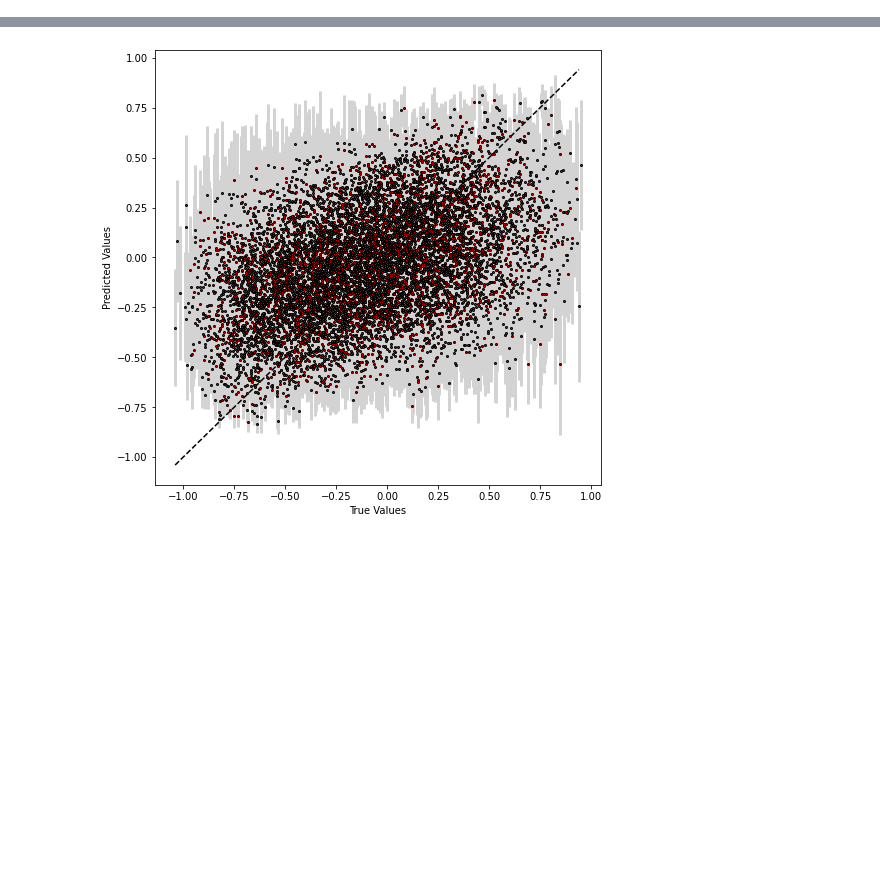
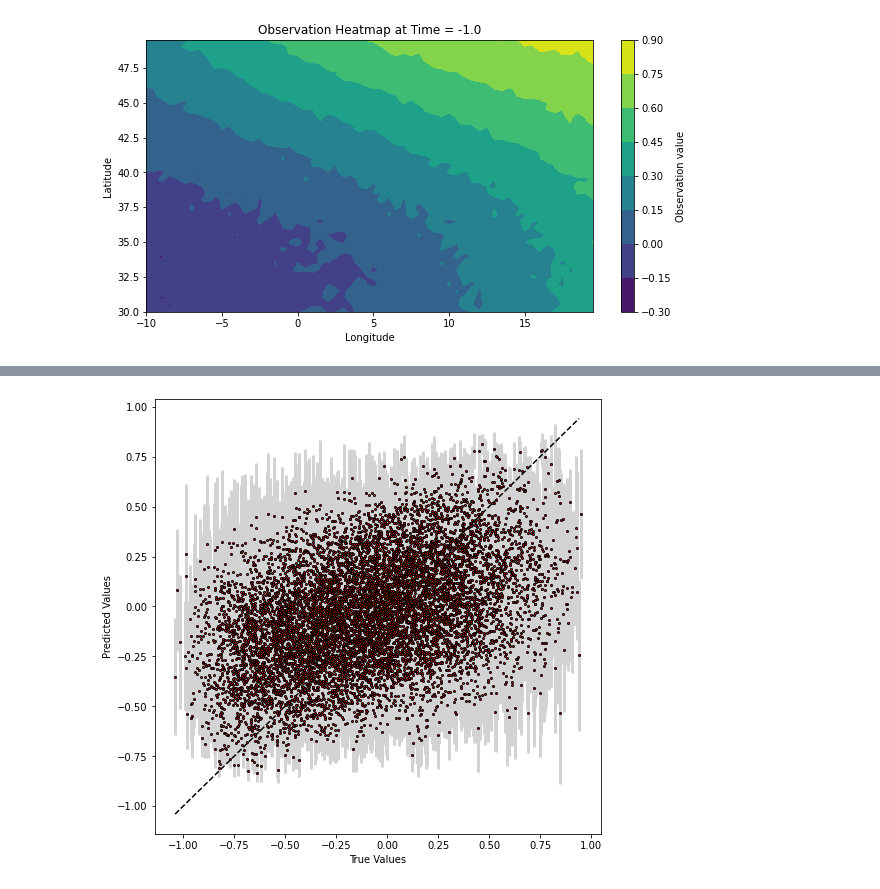
Before and after one commit to lArturl/BNN, a Jupyter notebook: Code/Toy_PyTorch.ipynb, the cells around one changed output, grey strips where cells are left out. Cells and saved outputs as stored; diff of their text form; code cells hidden in the pictures; blank space fills up the shorter version.

```diff
--- a/Code/Toy_PyTorch.ipynb
+++ b/Code/Toy_PyTorch.ipynb
@@ -123,3 +123,20 @@ y_test = df_test['obs'].values.reshape(-1,1)
 # For out of sample extraploation
 X_out = df_out.drop(['obs'],axis=1).values
 y_out = df_out['obs'].values.reshape(-1,1)
+# %%
+# Select the time point to plot - for example, the first time point
+time_index = 0
+
+# Create a meshgrid for plotting
+lat_grid, lon_grid = np.meshgrid(lats, lons, indexing='ij')
+
+# Plotting
+plt.figure(figsize=(10, 5))
+plt.contourf(lon_grid, lat_grid, obs[time_index, :, :], cmap='viridis')
+plt.colorbar(label='Observation value')
+plt.title(f'Observation Heatmap at Time = {time[time_index]}')
+plt.xlabel('Longitude')
+plt.ylabel('Latitude')
+plt.show()
+# %% [output]
+[figure, added]
```
Also changed, not shown: parts of 5 cells of this notebook.
